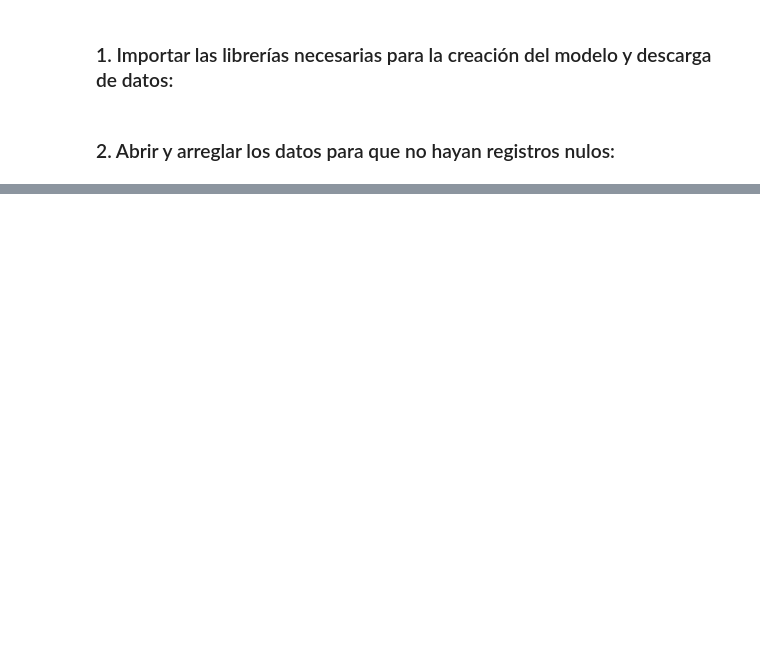
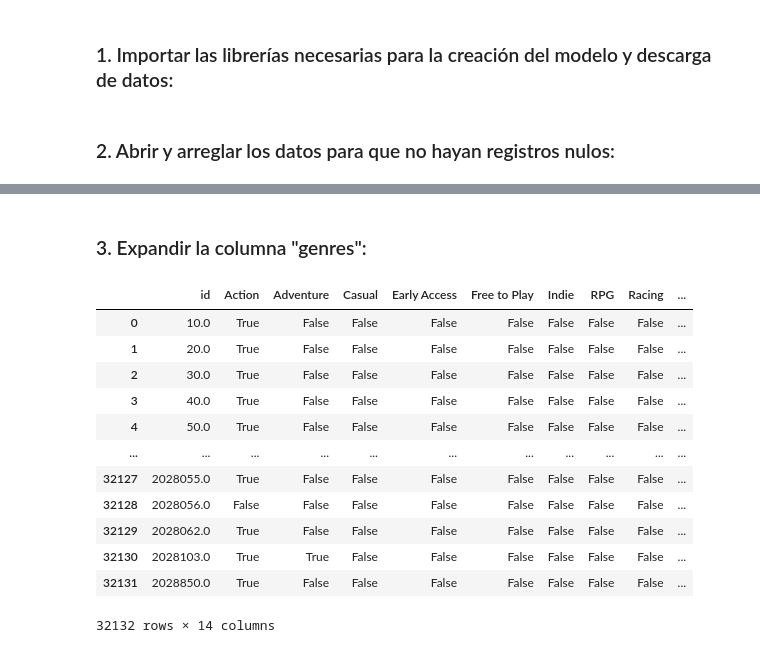
Before and after one commit to LDavidRojasD/MLOps_SteamGames_Proy1, a Jupyter notebook: 5. Modelo_Recomendación.ipynb, the cells around one changed output, grey strips where cells are left out. Saved outputs shown, nothing was run; the diff lists cells and outputs as text; code cells hidden in the pictures; blank space fills up the shorter version.

```diff
--- a/5. Modelo_Recomendación.ipynb
+++ b/5. Modelo_Recomendación.ipynb
@@ -48,0 +18,8 @@ Se realizan los cambios para garantizar que no hay datos nulos, se eliminan dato
+# %%
+# Abrir arcchivo "Genres_Items"
+df_genres_expanded= pd.read_csv('Clean_Data/Genres_Items.csv')
+
+# Eliminar registros nulos en 'id' o 'genre'
+df_genres_expanded = df_genres_expanded.dropna(subset=['id', 'genres'])
+
+df_genres_expanded.info()
@@ -48,0 +36,35 @@ Se realizan los cambios para garantizar que no hay datos nulos, se eliminan dato
+# %% [markdown]
+### 3. Expandir la columna "genres":
+# %%
+data=df_genres_expanded
+
+# Convertir las listas en cadenas separadas por comas
+data['genres'] = df_genres_expanded['genres'].astype(str)
+
+# Crear columnas para cada género con 1 y 0
+data = pd.get_dummies(data['genres'], prefix='', prefix_sep='')
+
+# Agregar la columna 'id' al nuevo DataFrame
+data['id'] = df_genres_expanded['id'].abs()
+
+# Agrupar por 'id' y tomar el máximo para combinar las filas duplicadas
+data = data.groupby('id').max()
+
+# Resetear el índice
+data = data.reset_index()
+# %%
+data
+# %% [output]
+|  | id | Action | Adventure | Casual | Early Access | Free to Play | Indie | RPG | Racing | ... |
+| 0 | 10.0 | True | False | False | False | False | False | False | False | ... |
+| 1 | 20.0 | True | False | False | False | False | False | False | False | ... |
+| 2 | 30.0 | True | False | False | False | False | False | False | False | ... |
+| 3 | 40.0 | True | False | False | False | False | False | False | False | ... |
+| 4 | 50.0 | True | False | False | False | False | False | False | False | ... |
+| ... | ... | ... | ... | ... | ... | ... | ... | ... | ... | ... |
+| 32127 | 2028055.0 | True | False | False | False | False | False | False | False | ... |
+| 32128 | 2028056.0 | False | False | False | False | False | False | False | False | ... |
+| 32129 | 2028062.0 | True | False | False | False | False | False | False | False | ... |
+| 32130 | 2028103.0 | True | True | False | False | False | False | False | False | ... |
+| 32131 | 2028850.0 | True | False | False | False | False | False | False | False | ... |
+32132 rows × 14 columns
```
Also changed, not shown: parts of 49 cells of this notebook, 7 other files.
